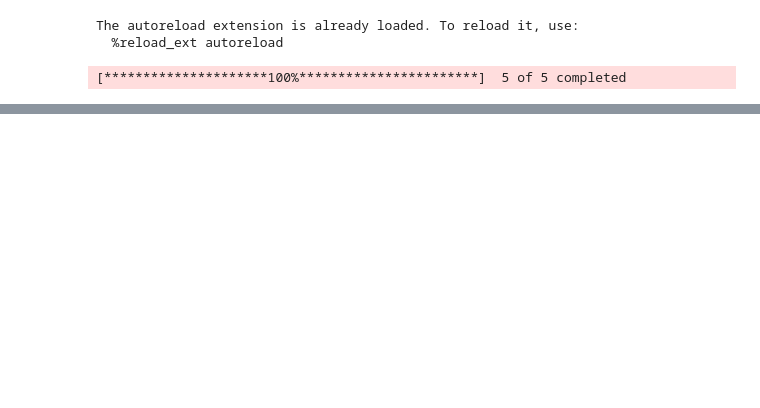
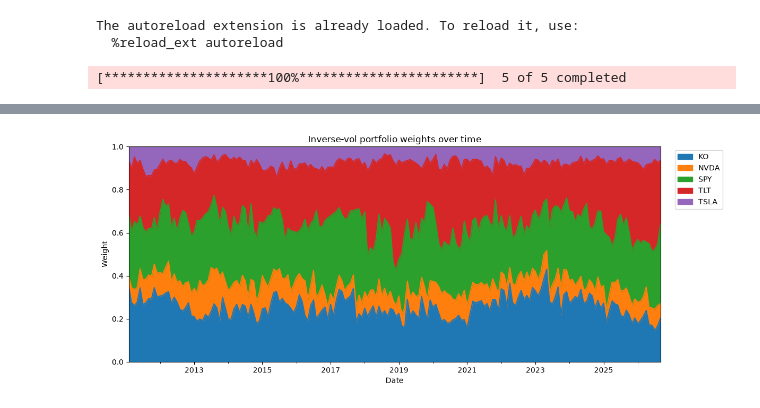
Before and after one commit to rmohanty521/StockReturnAnalyzer, a Jupyter notebook: notebooks/04 _ vol _ weighting.ipynb, the cells around one changed output, grey strips where cells are left out. Saved outputs shown, nothing was run; the diff lists cells and outputs as text; code cells hidden in the pictures; blank space fills up the shorter version.

```diff
--- a/notebooks/04 _ vol _ weighting.ipynb
+++ b/notebooks/04 _ vol _ weighting.ipynb
@@ -53,0 +97,11 @@ dtype: int64
+# %%
+weights.resample("ME").mean().plot.area(figsize=(12, 5))
+plt.title("Inverse-vol portfolio weights over time")
+plt.ylabel("Weight")
+plt.ylim(0, 1)
+plt.legend(bbox_to_anchor=(1.02, 1), loc="upper left")
+plt.tight_layout()
+plt.savefig("../images/p4_weights", dpi=150)
+plt.show()
+# %% [output]
+[figure, added]
```
Also changed, not shown: parts of 4 cells of this notebook, 2 other files.
